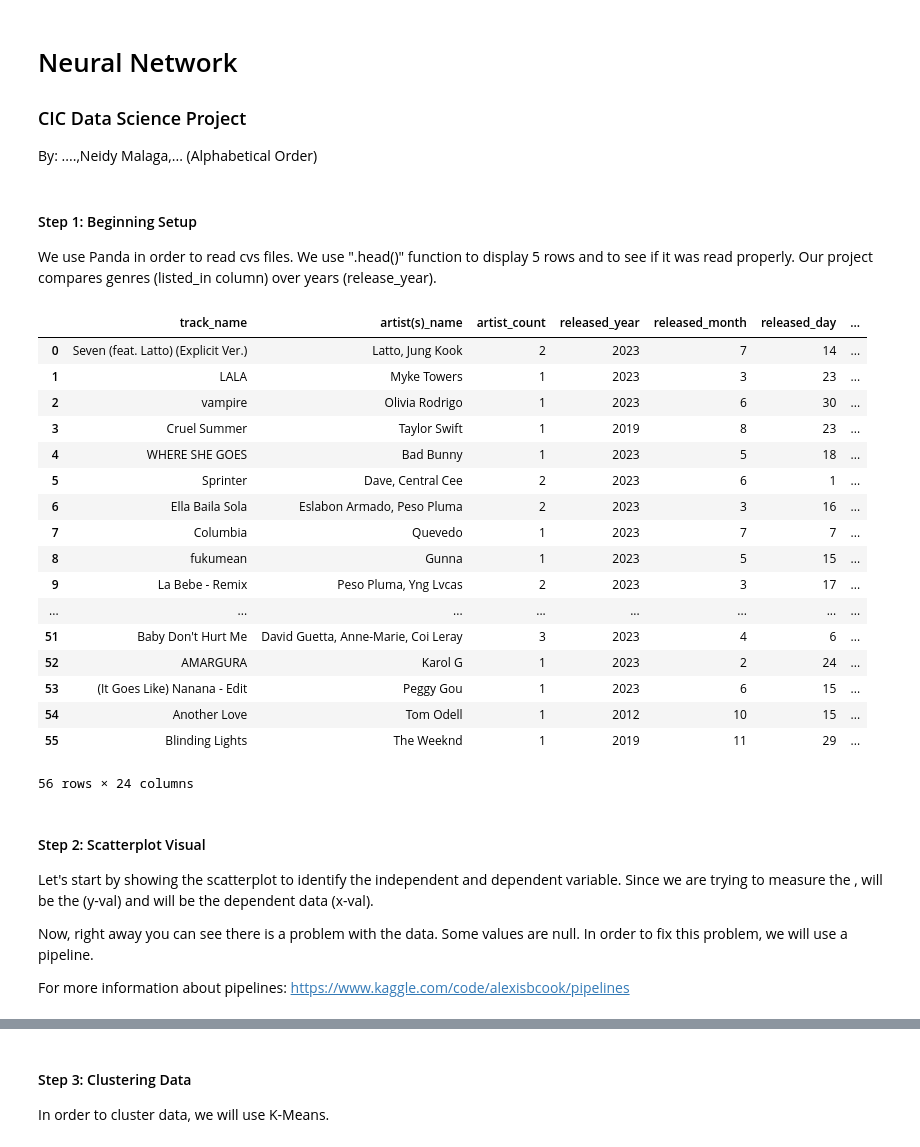
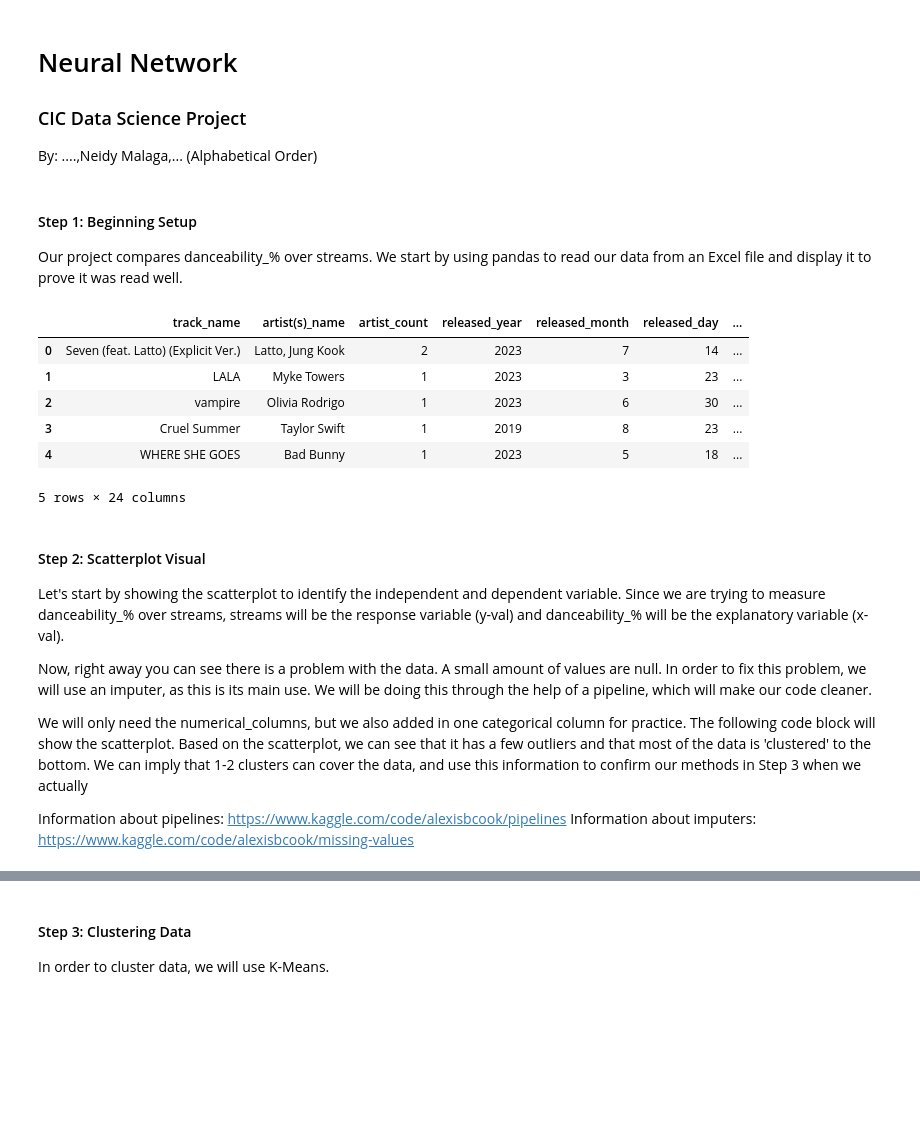
Before and after one commit to CIC-Research/Data-Science-Project, a Jupyter notebook: main.ipynb, the cells around one changed output, grey strips where cells are left out. Cells and saved outputs as stored; diff of their text form; code cells hidden in the pictures; blank space fills up the shorter version.

```diff
--- a/main.ipynb
+++ b/main.ipynb
@@ -4,37 +4,28 @@
 By: ....,Neidy Malaga,... (Alphabetical Order)
 # %% [markdown]
 #### Step 1: Beginning Setup
-We use Panda in order to read cvs files. We use ".head()" function to display 5 rows and to see if it was read properly.
-Our project compares genres (listed_in column) over years (release_year).
+
+Our project compares danceability_% over streams. We start by using pandas to read our data from an Excel file and display it to prove it was read well.
 # %%
 import pandas as pd
-from sklearn.compose import ColumnTransformer
 
 Spotify_Data = pd.read_csv('Popular_Spotify_Songs.csv')
-Spotify_Data.head(56)
+Spotify_Data.head()
 # %% [output]
 |  | track_name | artist(s)_name | artist_count | released_year | released_month | released_day | ... |
 | 0 | Seven (feat. Latto) (Explicit Ver.) | Latto, Jung Kook | 2 | 2023 | 7 | 14 | ... |
 | 1 | LALA | Myke Towers | 1 | 2023 | 3 | 23 | ... |
 | 2 | vampire | Olivia Rodrigo | 1 | 2023 | 6 | 30 | ... |
 | 3 | Cruel Summer | Taylor Swift | 1 | 2019 | 8 | 23 | ... |
 | 4 | WHERE SHE GOES | Bad Bunny | 1 | 2023 | 5 | 18 | ... |
-| 5 | Sprinter | Dave, Central Cee | 2 | 2023 | 6 | 1 | ... |
-| 6 | Ella Baila Sola | Eslabon Armado, Peso Pluma | 2 | 2023 | 3 | 16 | ... |
-| 7 | Columbia | Quevedo | 1 | 2023 | 7 | 7 | ... |
-| 8 | fukumean | Gunna | 1 | 2023 | 5 | 15 | ... |
-| 9 | La Bebe - Remix | Peso Pluma, Yng Lvcas | 2 | 2023 | 3 | 17 | ... |
-| ... | ... | ... | ... | ... | ... | ... | ... |
-| 51 | Baby Don't Hurt Me | David Guetta, Anne-Marie, Coi Leray | 3 | 2023 | 4 | 6 | ... |
-| 52 | AMARGURA | Karol G | 1 | 2023 | 2 | 24 | ... |
-| 53 | (It Goes Like) Nanana - Edit | Peggy Gou | 1 | 2023 | 6 | 15 | ... |
-| 54 | Another Love | Tom Odell | 1 | 2012 | 10 | 15 | ... |
-| 55 | Blinding Lights | The Weeknd | 1 | 2019 | 11 | 29 | ... |
-56 rows × 24 columns
+5 rows × 24 columns
 # %% [markdown]
 #### Step 2: Scatterplot Visual
-Let's start by showing the scatterplot to identify the independent and dependent variable. Since we are trying to measure the ,  will be the  (y-val) and will be the dependent data (x-val).
+Let's start by showing the scatterplot to identify the independent and dependent variable. Since we are trying to measure danceability_% over streams, streams will be the response variable (y-val) and danceability_% will be the explanatory variable (x-val).
 
-Now, right away you can see there is a problem with the data. Some values are null. In order to fix this problem, we will use a pipeline.
+Now, right away you can see there is a problem with the data. A small amount of values are null. In order to fix this problem, we will use an imputer, as this is its main use. We will be doing this through the help of a pipeline, which will make our code cleaner.
 
-For more information about pipelines: https://www.kaggle.com/code/alexisbcook/pipelines
+We will only need the numerical_columns, but we also added in one categorical column for practice. The following code block will show the scatterplot. Based on the scatterplot, we can see that it has a few outliers and that most of the data is 'clustered' to the bottom. We can imply that 1-2 clusters can cover the data, and use this information to confirm our methods in Step 3 when we actually
+
+Information about pipelines: https://www.kaggle.com/code/alexisbcook/pipelines
+Information about imputers: https://www.kaggle.com/code/alexisbcook/missing-values
```
Also changed, not shown: parts of 3 cells of this notebook.
